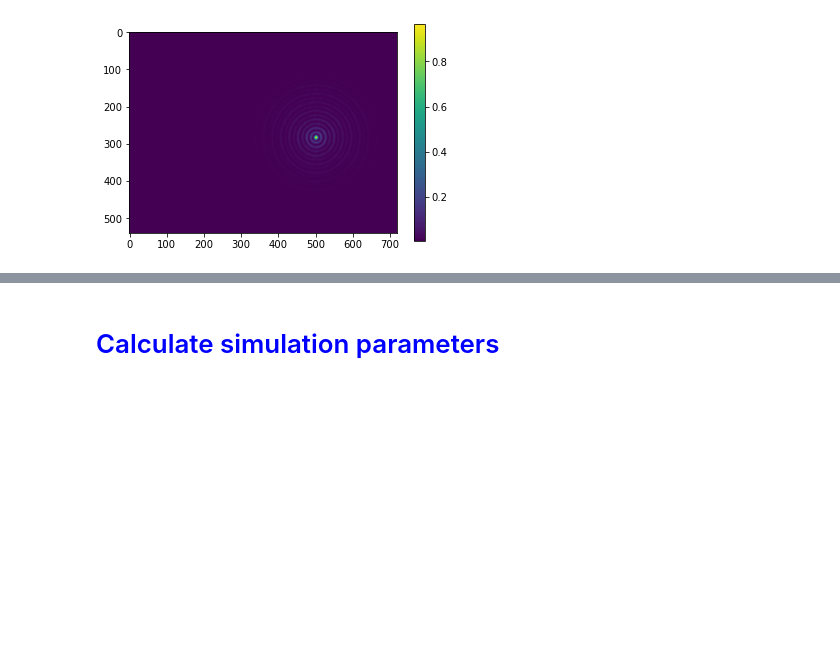
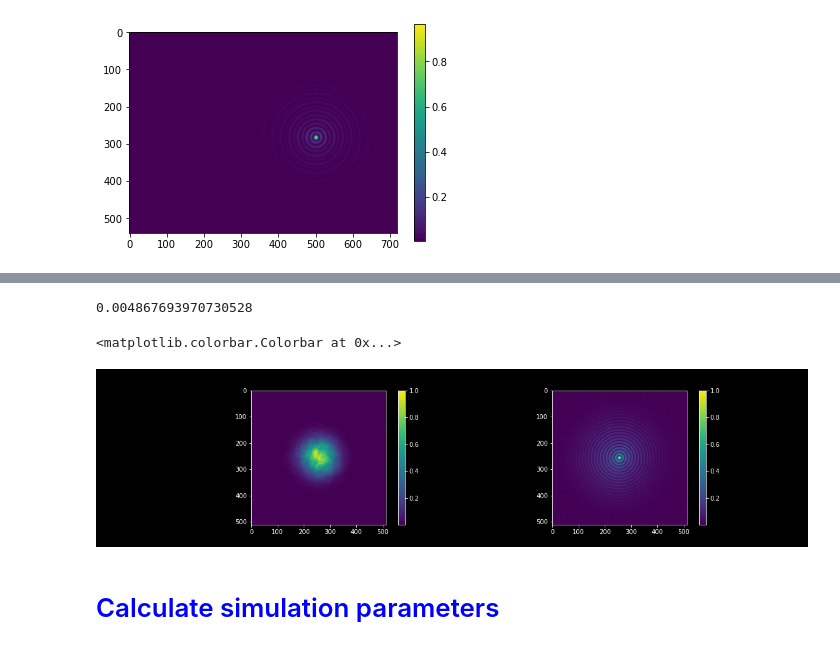
Before and after one commit to nunoazevedosilva/SBN, a Jupyter notebook: SBN_Simulation_with_input_images_vs_analytical.ipynb, the cells around one changed output, grey strips where cells are left out. Saved outputs shown, nothing was run; the diff lists cells and outputs as text; code cells hidden in the pictures; blank space fills up the shorter version.

```diff
--- a/SBN_Simulation_with_input_images_vs_analytical.ipynb
+++ b/SBN_Simulation_with_input_images_vs_analytical.ipynb
@@ -274,3 +278,59 @@ plt.colorbar()
+# %%
+%matplotlib widget
+
+path_to_load = r"E:\Nonlinear_Optics_LAB\LAB_Repository\Tiago_Code\SBN\temp_images"
+
+path_temp = path_to_load +  "\\input_axicon_rolled"
+h5py_file_to_load = h5py.File(path_temp, 'r')
+input_axicon_rolled = h5py_file_to_load["data"][:]
+h5py_file_to_load.close()
+
+path_temp = path_to_load +  "\\input_fluid_rolled"
+h5py_file_to_load = h5py.File(path_temp, 'r')
+input_fluid_rolled = h5py_file_to_load["data"][:]
+h5py_file_to_load.close()
+
+
+input_fluid_normalized = input_fluid_rolled/np.max(input_fluid_rolled)
+
+input_axicon_normalized = input_axicon_rolled/np.max(np.abs(input_axicon_rolled))
+
+y_shape, x_shape = np.shape(input_fluid_normalized)
+
+input_fluid_normalized_cutted = input_fluid_normalized[:,(int(x_shape/2.0) - int(y_shape/2.0)):(int(x_shape/2.0) + int(y_shape/2.0))]
+input_axicon_normalized_cutted = input_axicon_normalized[:,(int(x_shape/2.0) - int(y_shape/2.0)):(int(x_shape/2.0) + int(y_shape/2.0))]
+
+y_shape_cutted, x_shape_cutted = np.shape(input_fluid_normalized_cutted)
+
+input_fluid_normalized_cutted = input_fluid_normalized_cutted[(int(y_shape_cutted/2.0) - 256):(int(y_shape_cutted/2.0) + 256),(int(x_shape_cutted/2.0) - 256):(int(x_shape_cutted/2.0) + 256)]
+input_axicon_normalized_cutted = input_axicon_normalized_cutted[(int(y_shape_cutted/2.0) - 256):(int(y_shape_cutted/2.0) + 256),(int(x_shape_cutted/2.0) - 256):(int(x_shape_cutted/2.0) + 256)]
+
+
+fig = plt.figure(figsize=(16, 4))
+
+rows = 1
+columns = 2
+
+grid = plt.GridSpec(rows, columns, wspace = .2, hspace = .15)
+
+background_noise_fluid = np.mean(input_fluid_normalized_cutted[:,0])
+print(background_noise_fluid)
+
+input_fluid_normalized_cutted = np.abs(input_fluid_normalized_cutted - background_noise_fluid)
+input_fluid_normalized_cutted = input_fluid_normalized_cutted/np.max(input_fluid_normalized_cutted)
+
+
+plt.subplot(grid[0, 0])
+plt.imshow(input_fluid_normalized_cutted)
+plt.colorbar()
+
+plt.subplot(grid[0, 1])
+plt.imshow(np.abs(input_axicon_normalized_cutted))
+plt.colorbar()
+# %% [output]
+0.004867693970730528
+<matplotlib.colorbar.Colorbar at 0x...>
+[figure, added]
 # %% [markdown]
 # <font color='blue'>Calculate simulation parameters</font>
 # %%
```
Also changed, not shown: parts of 28 cells of this notebook, 6 other files.
